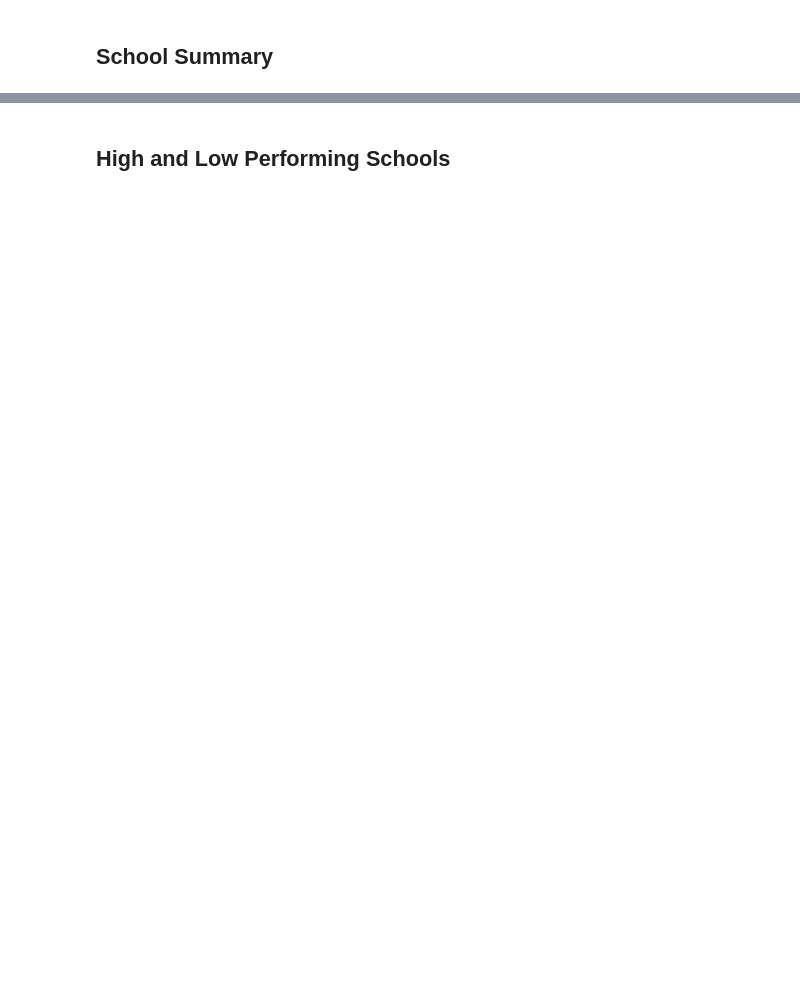
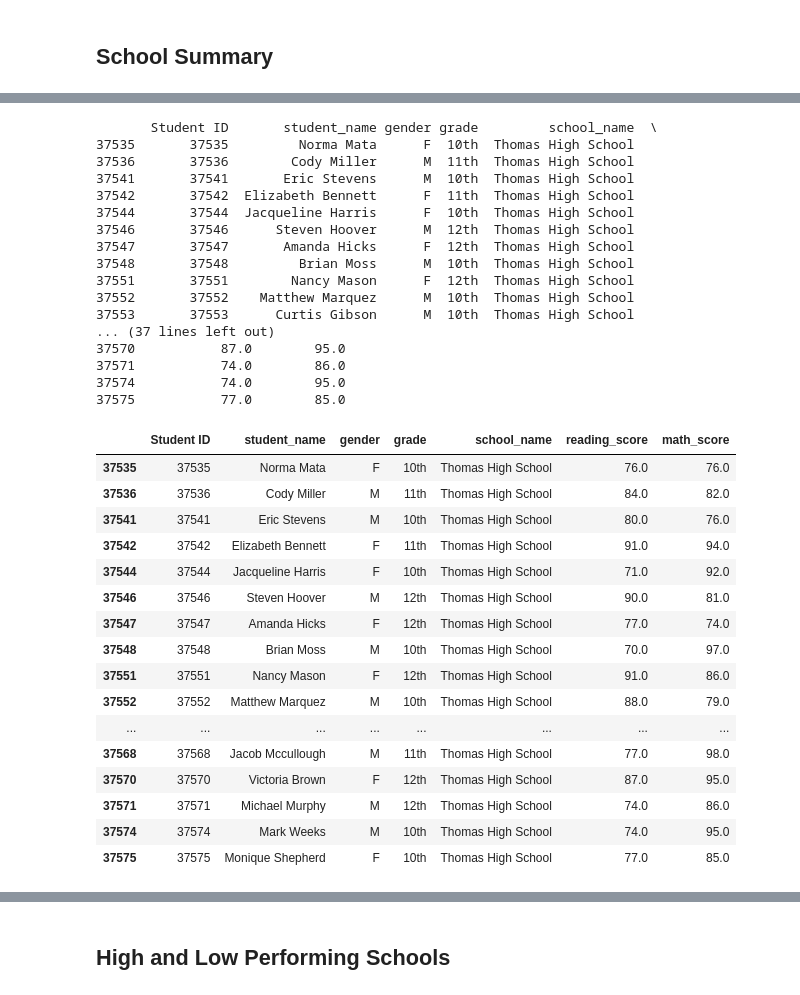
Before and after one commit to kowiak89/school_district_analysis, a Jupyter notebook: PyCitySchools_Challenge.ipynb, the cells around one changed output, grey strips where cells are left out. Saved outputs shown, nothing was run; the diff lists cells and outputs as text; code cells hidden in the pictures; blank space fills up the shorter version.

```diff
--- a/PyCitySchools_Challenge.ipynb
+++ b/PyCitySchools_Challenge.ipynb
@@ -234,2 +271,9 @@ per_school_summary_df
 # %%
 # Step 5.  Get the number of 10th-12th graders from Thomas High School (THS).
+ths_df = student_data_df.loc[(student_data_df["school_name"] == "Thomas High School") &
+                            (student_data_df['grade'] != '9th')]
+print(ths_df)
+
+# Number of 10th-12th graders at THS
+ths_size = ths_df['Student ID'].count()
+print(ths_size)
@@ -236,4 +298,41 @@ per_school_summary_df
 # %%
 # Step 6. Get all the students passing math from THS
+ths_passing_math = ths_df[ths_df['math_score'] >= 70]
+ths_passing_math.head(25)
+# %% [output]
+       Student ID       student_name gender grade         school_name  \
+37535       37535         Norma Mata      F  10th  Thomas High School
+37536       37536        Cody Miller      M  11th  Thomas High School
+37541       37541       Eric Stevens      M  10th  Thomas High School
+37542       37542  Elizabeth Bennett      F  11th  Thomas High School
+37544       37544  Jacqueline Harris      F  10th  Thomas High School
+37546       37546      Steven Hoover      M  12th  Thomas High School
+37547       37547       Amanda Hicks      F  12th  Thomas High School
+37548       37548         Brian Moss      M  10th  Thomas High School
+37551       37551        Nancy Mason      F  12th  Thomas High School
+37552       37552    Matthew Marquez      M  10th  Thomas High School
+37553       37553      Curtis Gibson      M  10th  Thomas High School
+... (37 lines left out)
+37570           87.0        95.0
+37571           74.0        86.0
+37574           74.0        95.0
+37575           77.0        85.0
+|  | Student ID | student_name | gender | grade | school_name | reading_score | math_score |
+| 37535 | 37535 | Norma Mata | F | 10th | Thomas High School | 76.0 | 76.0 |
+| 37536 | 37536 | Cody Miller | M | 11th | Thomas High School | 84.0 | 82.0 |
+| 37541 | 37541 | Eric Stevens | M | 10th | Thomas High School | 80.0 | 76.0 |
+| 37542 | 37542 | Elizabeth Bennett | F | 11th | Thomas High School | 91.0 | 94.0 |
+| 37544 | 37544 | Jacqueline Harris | F | 10th | Thomas High School | 71.0 | 92.0 |
+| 37546 | 37546 | Steven Hoover | M | 12th | Thomas High School | 90.0 | 81.0 |
+| 37547 | 37547 | Amanda Hicks | F | 12th | Thomas High School | 77.0 | 74.0 |
+| 37548 | 37548 | Brian Moss | M | 10th | Thomas High School | 70.0 | 97.0 |
+| 37551 | 37551 | Nancy Mason | F | 12th | Thomas High School | 91.0 | 86.0 |
+| 37552 | 37552 | Matthew Marquez | M | 10th | Thomas High School | 88.0 | 79.0 |
+| ... | ... | ... | ... | ... | ... | ... | ... |
+| 37568 | 37568 | Jacob Mccullough | M | 11th | Thomas High School | 77.0 | 98.0 |
+| 37570 | 37570 | Victoria Brown | F | 12th | Thomas High School | 87.0 | 95.0 |
+| 37571 | 37571 | Michael Murphy | M | 12th | Thomas High School | 74.0 | 86.0 |
+| 37574 | 37574 | Mark Weeks | M | 10th | Thomas High School | 74.0 | 95.0 |
+| 37575 | 37575 | Monique Shepherd | F | 10th | Thomas High School | 77.0 | 85.0 |
 # %%
 # Step 7. Get all the students passing reading from THS
```
Also changed, not shown: parts of 47 cells of this notebook, 7 other files.
